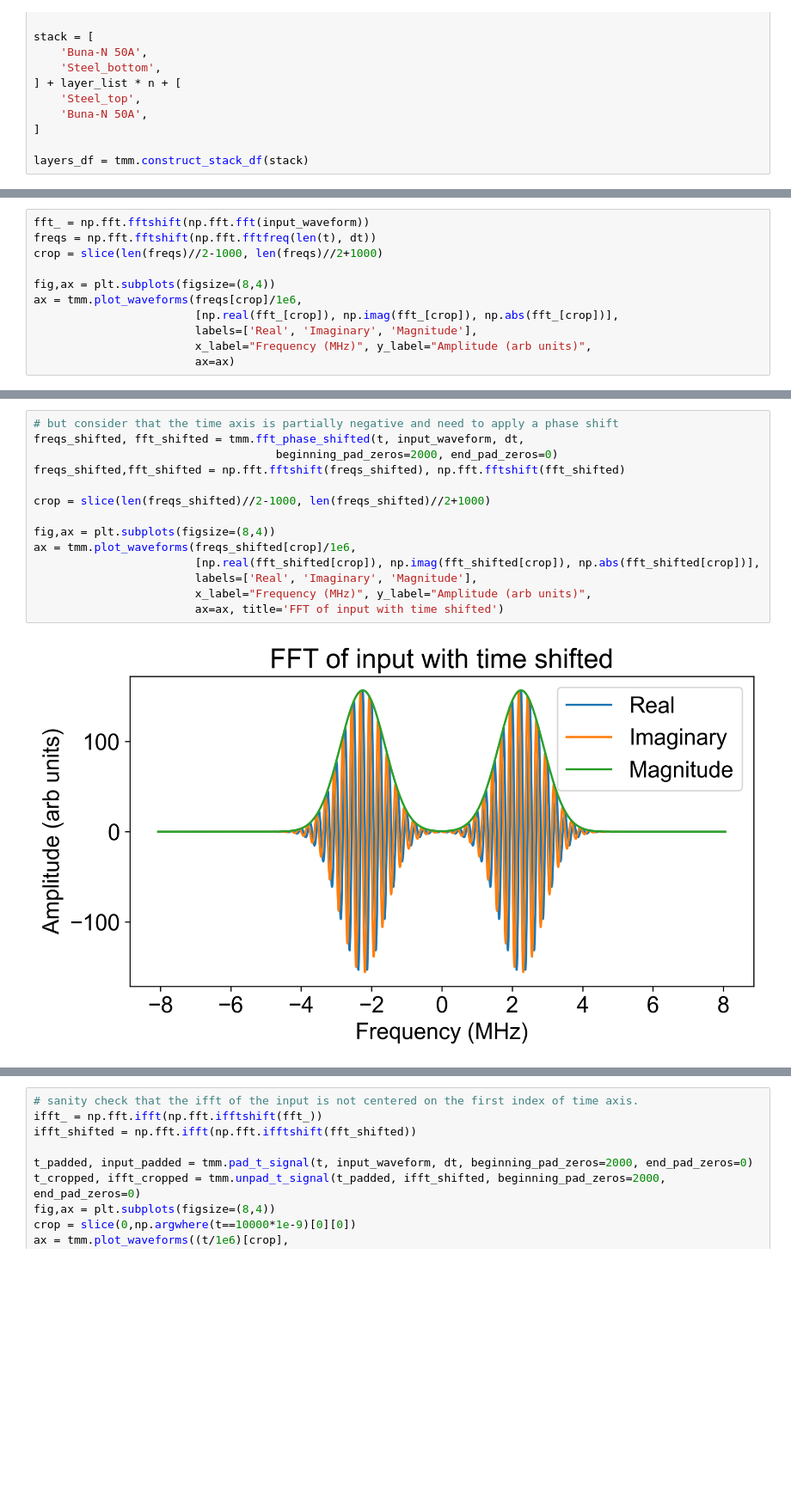
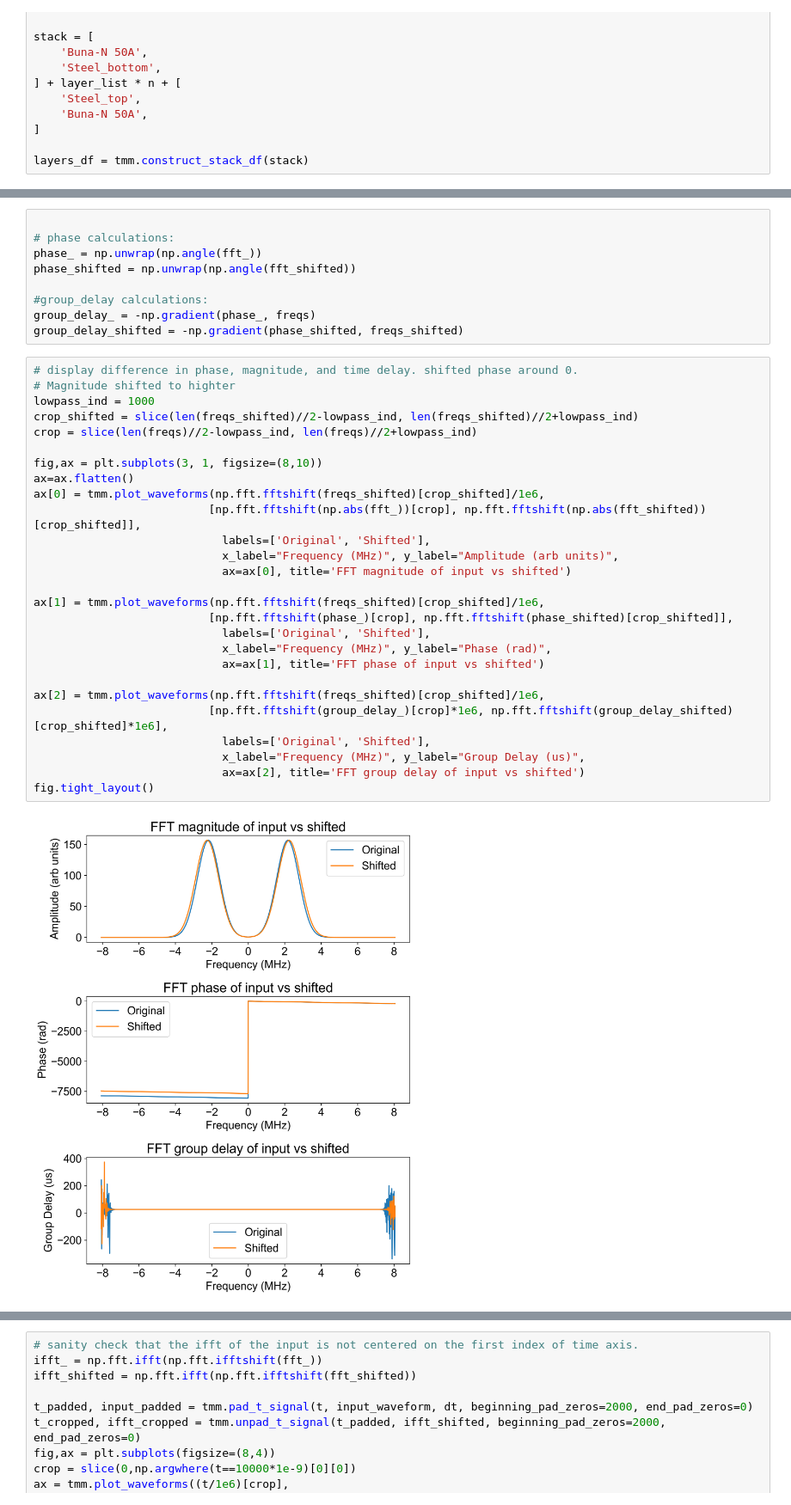
Before and after one commit to changbatterygroup/ultrasonic_ml, a Jupyter notebook: Notebooks/toy_tmm_modeling/SS_model.ipynb, the cells around one changed output, grey strips where cells are left out. Shown at 86% size. Drawn from its saved outputs; the diff is of its cells as text; blank space fills up the shorter version.

```diff
--- a/Notebooks/toy_tmm_modeling/SS_model.ipynb
+++ b/Notebooks/toy_tmm_modeling/SS_model.ipynb
@@ -232,11 +238,0 @@ ax = tmm.plot_waveforms((t*1e6)[crop], [input_waveform[crop]], [input_envelope[c
-# %%
-fft_ = np.fft.fftshift(np.fft.fft(input_waveform))
-freqs = np.fft.fftshift(np.fft.fftfreq(len(t), dt))
-crop = slice(len(freqs)//2-1000, len(freqs)//2+1000)
-
-fig,ax = plt.subplots(figsize=(8,4))
-ax = tmm.plot_waveforms(freqs[crop]/1e6,
-                        [np.real(fft_[crop]), np.imag(fft_[crop]), np.abs(fft_[crop])],
-                        labels=['Real', 'Imaginary', 'Magnitude'],
-                        x_label="Frequency (MHz)", y_label="Amplitude (arb units)",
-                        ax=ax)
@@ -269,16 +263,38 @@ However... if we do not have a circular shift, we will need to pad zeros at the
+# %%
+
+# phase calculations:
+phase_ = np.unwrap(np.angle(fft_))
+phase_shifted = np.unwrap(np.angle(fft_shifted))
+
+#group_delay calculations:
+group_delay_ = -np.gradient(phase_, freqs)
+group_delay_shifted = -np.gradient(phase_shifted, freqs_shifted)
 # %%
-# but consider that the time axis is partially negative and need to apply a phase shift
-freqs_shifted, fft_shifted = tmm.fft_phase_shifted(t, input_waveform, dt,
-                                    beginning_pad_zeros=2000, end_pad_zeros=0)
-freqs_shifted,fft_shifted = np.fft.fftshift(freqs_shifted), np.fft.fftshift(fft_shifted)
+# display difference in phase, magnitude, and time delay. shifted phase around 0.
+# Magnitude shifted to highter
+lowpass_ind = 1000
+crop_shifted = slice(len(freqs_shifted)//2-lowpass_ind, len(freqs_shifted)//2+lowpass_ind)
+crop = slice(len(freqs)//2-lowpass_ind, len(freqs)//2+lowpass_ind)
 
-crop = slice(len(freqs_shifted)//2-1000, len(freqs_shifted)//2+1000)
+fig,ax = plt.subplots(3, 1, figsize=(8,10))
+ax=ax.flatten()
+ax[0] = tmm.plot_waveforms(np.fft.fftshift(freqs_shifted)[crop_shifted]/1e6,
+                          [np.fft.fftshift(np.abs(fft_))[crop], np.fft.fftshift(np.abs(fft_shifted))[crop_shifted]],
+                            labels=['Original', 'Shifted'],
+                            x_label="Frequency (MHz)", y_label="Amplitude (arb units)",
+                            ax=ax[0], title='FFT magnitude of input vs shifted')
 
-fig,ax = plt.subplots(figsize=(8,4))
-ax = tmm.plot_waveforms(freqs_shifted[crop]/1e6,
-                        [np.real(fft_shifted[crop]), np.imag(fft_shifted[crop]), np.abs(fft_shifted[crop])],
-                        labels=['Real', 'Imaginary', 'Magnitude'],
-                        x_label="Frequency (MHz)", y_label="Amplitude (arb units)",
-                        ax=ax, title='FFT of input with time shifted')
+ax[1] = tmm.plot_waveforms(np.fft.fftshift(freqs_shifted)[crop_shifted]/1e6,
+                          [np.fft.fftshift(phase_)[crop], np.fft.fftshift(phase_shifted)[crop_shifted]],
+                            labels=['Original', 'Shifted'],
+                            x_label="Frequency (MHz)", y_label="Phase (rad)",
+                            ax=ax[1], title='FFT phase of input vs shifted')
+
+ax[2] = tmm.plot_waveforms(np.fft.fftshift(freqs_shifted)[crop_shifted]/1e6,
+                          [np.fft.fftshift(group_delay_)[crop]*1e6, np.fft.fftshift(group_delay_shifted)[crop_shifted]*1e6],
+                            labels=['Original', 'Shifted'],
+                            x_label="Frequency (MHz)", y_label="Group Delay (us)",
+                            ax=ax[2], title='FFT group delay of input vs shifted')
+fig.tight_layout()
 # %% [output]
-[figure, old version]
+[figure, new version]
```
Also changed, not shown: parts of 18 cells of this notebook, 14 other files.
